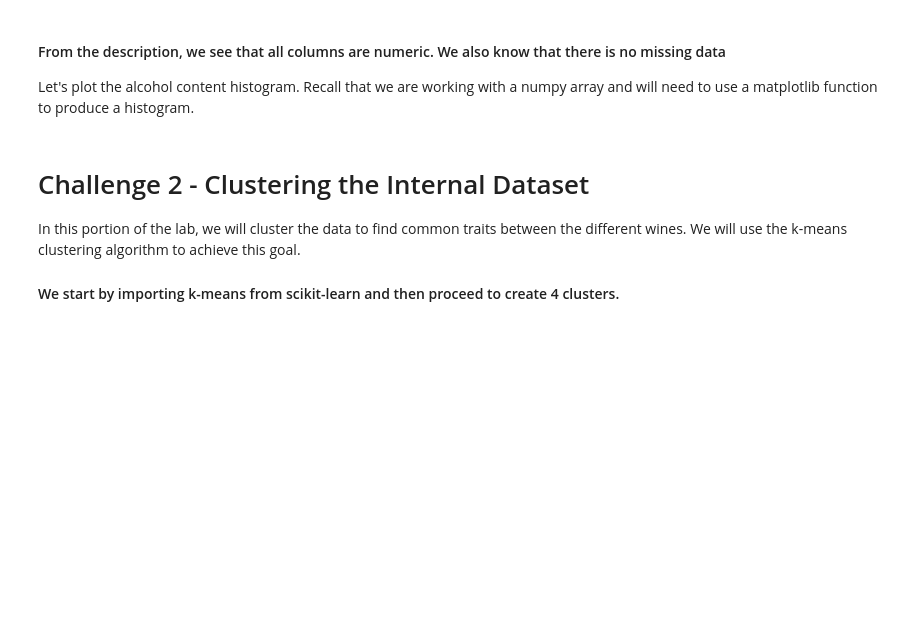
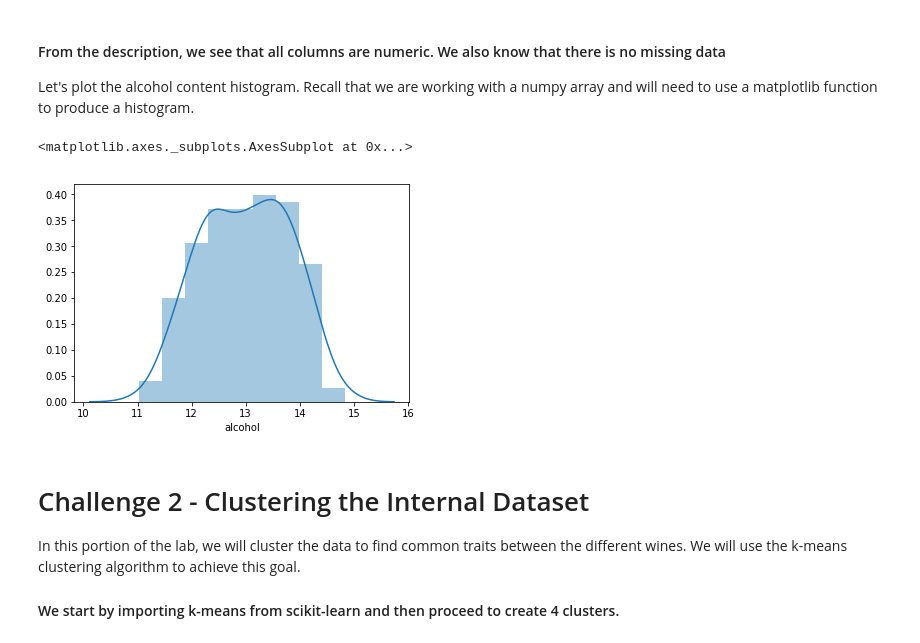
Before and after one commit to ta-datapt-bcn/lab-unsupervised-learning-and-sklearn, a Jupyter notebook: your-code/main.ipynb, the cells around one changed output. Cells and saved outputs as stored; diff of their text form; code cells hidden in the pictures; blank space fills up the shorter version.

```diff
--- a/your-code/main.ipynb
+++ b/your-code/main.ipynb
@@ -17,6 +28,7 @@ from sklearn.datasets import load_wine
 In the cell below, use the `load_wine` function and assign the wine dataset to a variable called `wine`.
 # %%
 # Your code here:
+wine = load_wine()
 # %% [markdown]
 In the next step, list the keys of the variable `wine` to examine its contents. Note that the `load_wine` function does not return dataframes. It returns you a Python dictionary.
 # %%
@@ -42,3 +89,11 @@ Let's plot the alcohol content histogram. Recall that we are working with a nump
+# %%
+# Your code here:
+wdf = pd.DataFrame(wine.data, columns=wine.feature_names)
+
+sns.distplot(wdf.alcohol)
+# %% [output]
+<matplotlib.axes._subplots.AxesSubplot at 0x...>
+[figure, added]
 # %% [markdown]
 # Challenge 2 - Clustering the Internal Dataset
 
```
Also changed, not shown: parts of 39 cells of this notebook.
